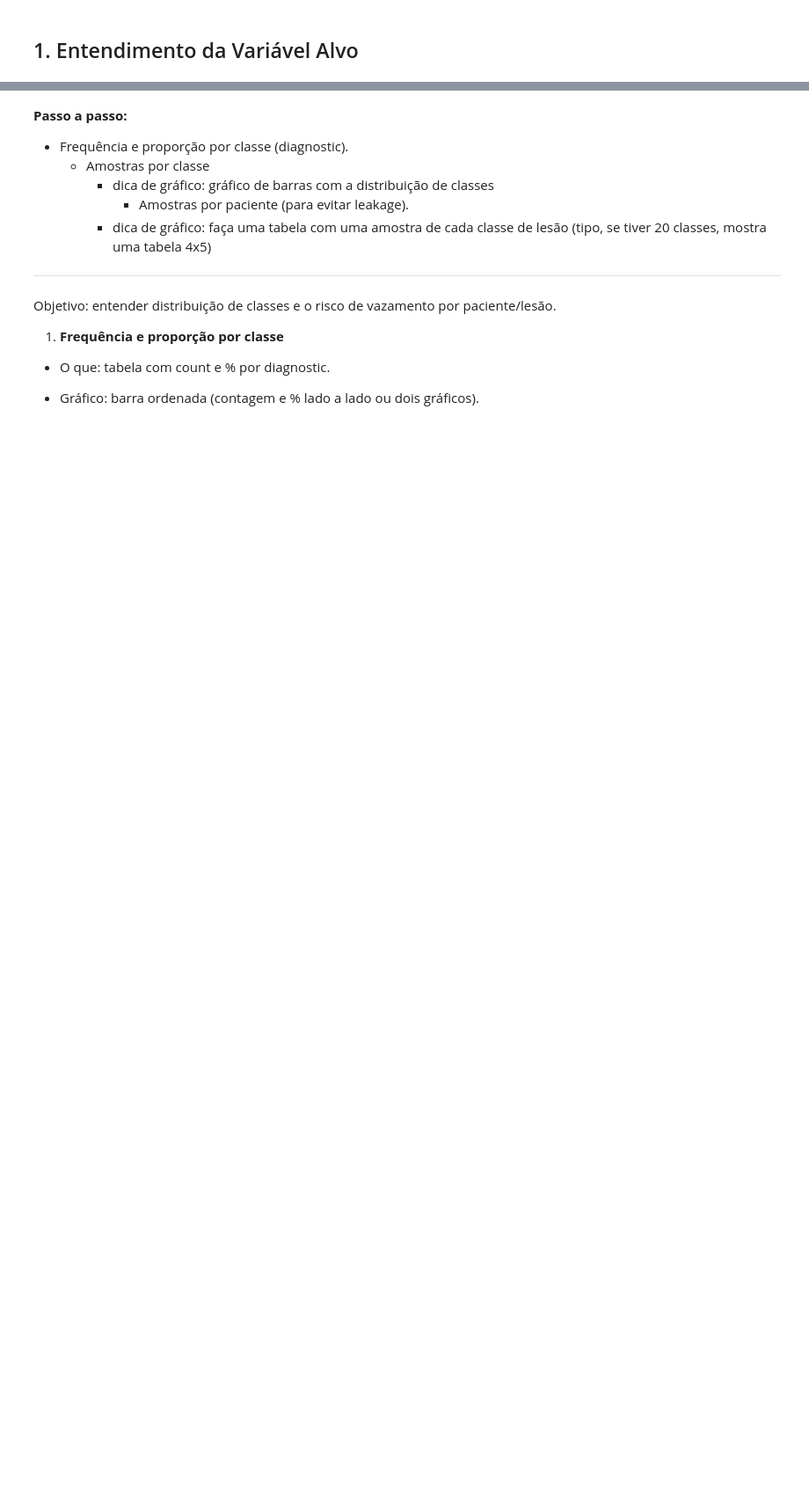
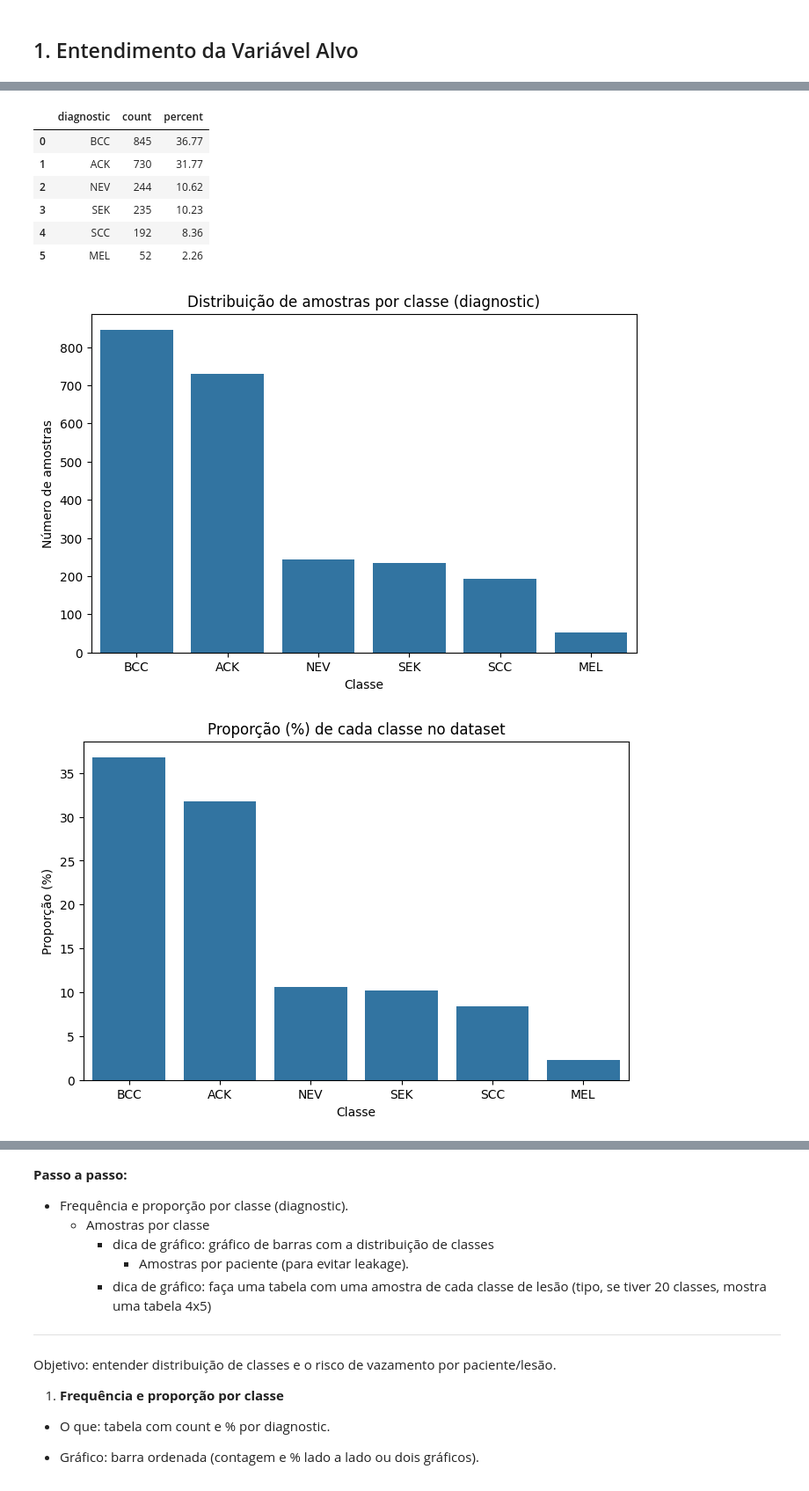
Before and after one commit to MariSegato/UFES-postgraduate-data-science-final-project, a Jupyter notebook: notebooks/dataset.ipynb, the cells around one changed output, grey strips where cells are left out. Shown at 88% size. Drawn from its saved outputs; the diff is of its cells as text; code cells hidden in the pictures; blank space fills up the shorter version.

```diff
--- a/notebooks/dataset.ipynb
+++ b/notebooks/dataset.ipynb
@@ -94,0 +102,48 @@ display(img)
+# %%
+# ler metadados
+metadata = pd.read_csv(METADATA_PATH + "metadata.csv")
+
+# cálculo contagem e proporção por classe
+class_counts = metadata['diagnostic'].value_counts().reset_index()
+class_counts.columns = ['diagnostic', 'count']
+class_counts['percent'] = (class_counts['count'] / class_counts['count'].sum() * 100).round(2)
+
+# exibir tabela ordenada
+display(class_counts)
+print("\n")
+
+# gráfico de barras ordenado
+plt.figure(figsize=(8, 5))
+sns.barplot(
+    data = class_counts,
+    x = 'diagnostic',
+    y = 'count',
+    order = class_counts.sort_values('count', ascending = False)['diagnostic']
+)
+plt.title("Distribuição de amostras por classe (diagnostic)")
+plt.ylabel("Número de amostras")
+plt.xlabel("Classe")
+plt.show()
+
+# Gráfico de Proporções
+plt.figure(figsize=(8, 5))
+sns.barplot(
+    data = class_counts,
+    x = 'diagnostic',
+    y = 'percent',
+    order = class_counts.sort_values('count', ascending = False)['diagnostic']
+)
+plt.title("Proporção (%) de cada classe no dataset")
+plt.ylabel("Proporção (%)")
+plt.xlabel("Classe")
+plt.show()
+# %% [output]
+|  | diagnostic | count | percent |
+| 0 | BCC | 845 | 36.77 |
+| 1 | ACK | 730 | 31.77 |
+| 2 | NEV | 244 | 10.62 |
+| 3 | SEK | 235 | 10.23 |
+| 4 | SCC | 192 | 8.36 |
+| 5 | MEL | 52 | 2.26 |
+[figure, added]
+[figure, added]
```
Also changed, not shown: parts of 17 cells of this notebook.
